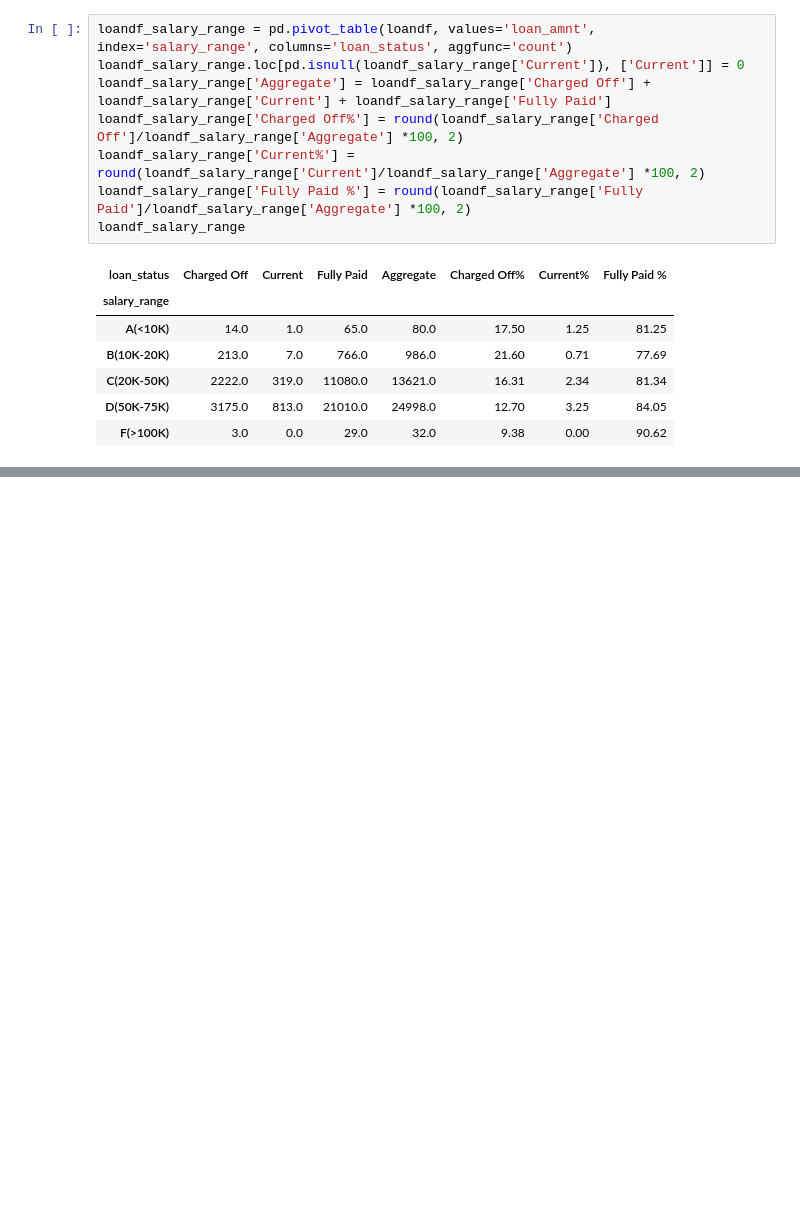
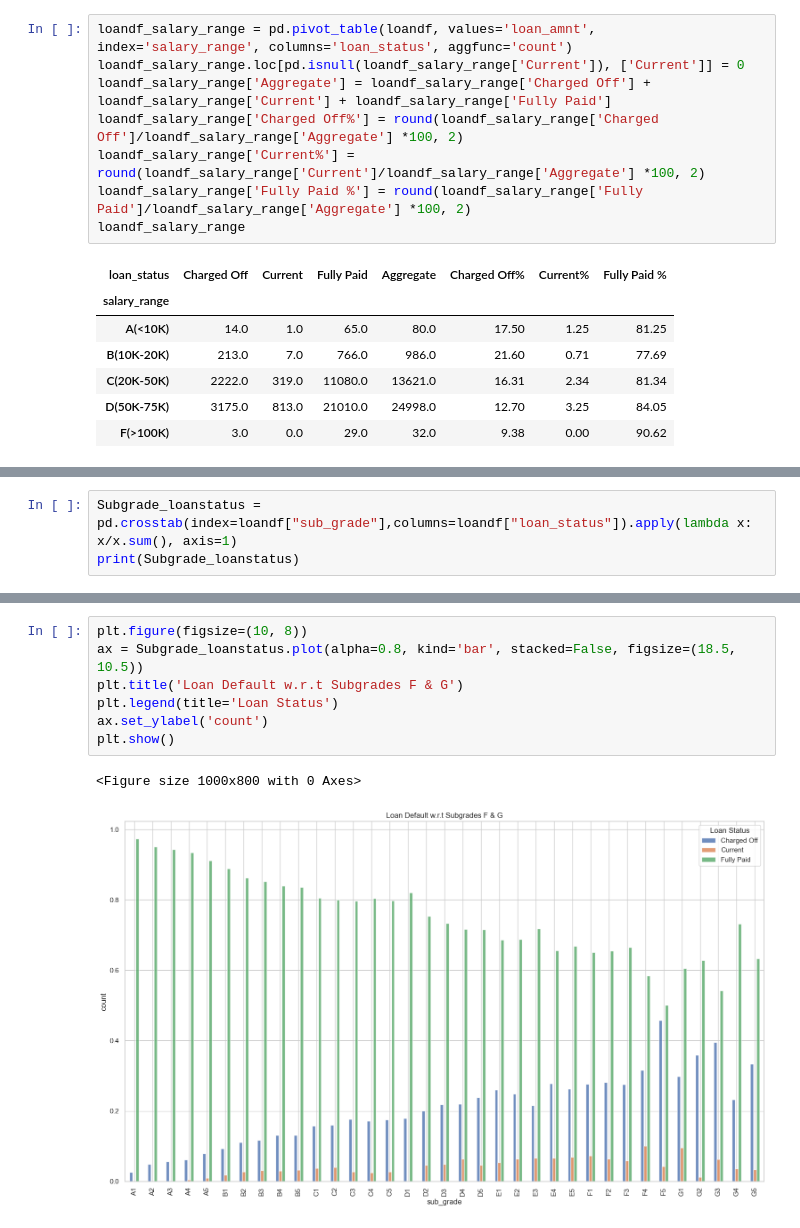
Before and after one commit to likith2201/BankLoanCaseStudy_Project, a Jupyter notebook: BankingLoanCaseStudy.ipynb, the cells around one changed output, grey strips where cells are left out. Drawn from its saved outputs; the diff is of its cells as text; blank space fills up the shorter version.

```diff
--- a/BankingLoanCaseStudy.ipynb
+++ b/BankingLoanCaseStudy.ipynb
@@ -634,0 +814,3 @@ for p in ax.patches:
+# %%
+Subgrade_loanstatus = pd.crosstab(index=loandf["sub_grade"],columns=loandf["loan_status"]).apply(lambda x: x/x.sum(), axis=1)
+print(Subgrade_loanstatus)
@@ -634,0 +835,10 @@ for p in ax.patches:
+# %%
+plt.figure(figsize=(10, 8))
+ax = Subgrade_loanstatus.plot(alpha=0.8, kind='bar', stacked=False, figsize=(18.5, 10.5))
+plt.title('Loan Default w.r.t Subgrades F & G')
+plt.legend(title='Loan Status')
+ax.set_ylabel('count')
+plt.show()
+# %% [output]
+<Figure size 1000x800 with 0 Axes>
+[figure, added]
```
Also changed, not shown: parts of 39 cells of this notebook.
